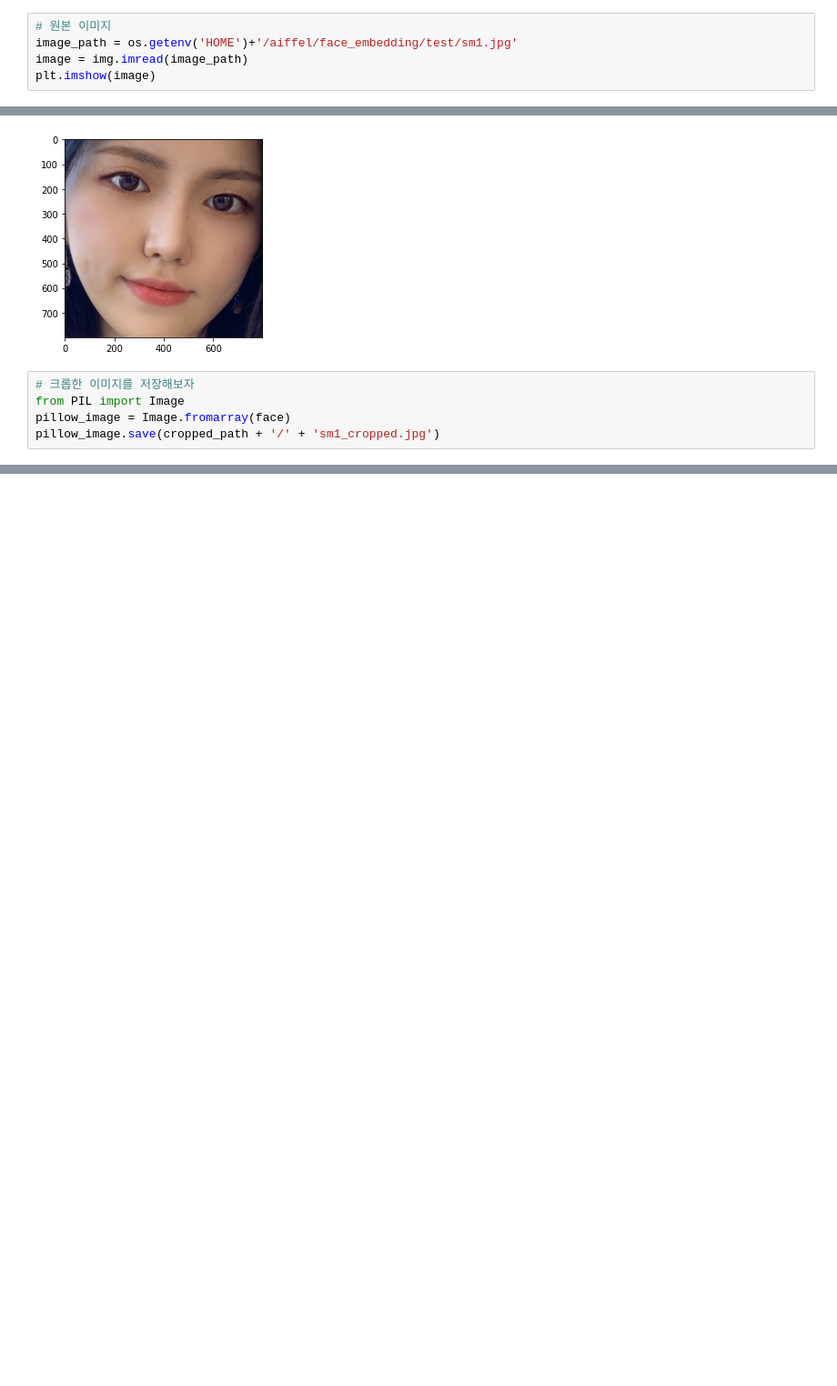
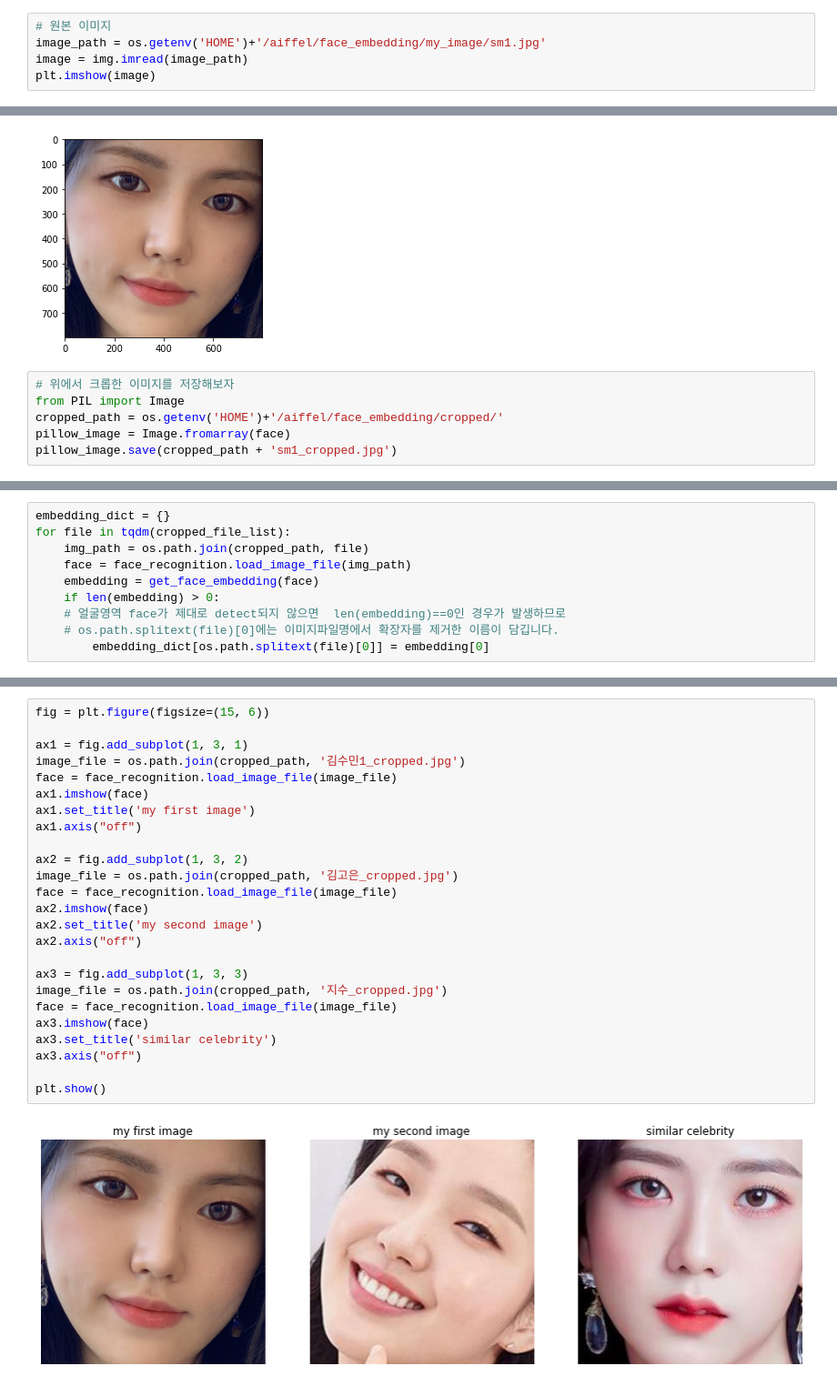
Before and after one commit to ksumini/ML-DL-Study, a Jupyter notebook: [E-05] Find_Celebrity.ipynb, the cells around one changed output, grey strips where cells are left out. Shown at 91% size. Saved outputs shown, nothing was run; the diff lists cells and outputs as text; blank space fills up the shorter version.

```diff
--- a/[E-05] Find_Celebrity.ipynb
+++ b/[E-05] Find_Celebrity.ipynb
@@ -308,7 +366,7 @@ def get_cropped_face(image_file):
     return cropped_face
 # %%
 # 원본 이미지
-image_path = os.getenv('HOME')+'/aiffel/face_embedding/test/sm1.jpg'
+image_path = os.getenv('HOME')+'/aiffel/face_embedding/my_image/sm1.jpg'
 image = img.imread(image_path)
 plt.imshow(image)
 # %% [output]
@@ -322,7 +380,8 @@ plt.imshow(face)
 <matplotlib.image.AxesImage at 0x...>
 [figure]
 # %%
-# 크롭한 이미지를 저장해보자
+# 위에서 크롭한 이미지를 저장해보자
 from PIL import Image
+cropped_path = os.getenv('HOME')+'/aiffel/face_embedding/cropped/'
 pillow_image = Image.fromarray(face)
-pillow_image.save(cropped_path + '/' + 'sm1_cropped.jpg')
+pillow_image.save(cropped_path + 'sm1_cropped.jpg')
@@ -358,0 +404,10 @@ embedding
+# %%
+embedding_dict = {}
+for file in tqdm(cropped_file_list):
+    img_path = os.path.join(cropped_path, file)
+    face = face_recognition.load_image_file(img_path)
+    embedding = get_face_embedding(face)
+    if len(embedding) > 0:
+    # 얼굴영역 face가 제대로 detect되지 않으면  len(embedding)==0인 경우가 발생하므로
+    # os.path.splitext(file)[0]에는 이미지파일명에서 확장자를 제거한 이름이 담깁니다.
+        embedding_dict[os.path.splitext(file)[0]] = embedding[0]
@@ -358,0 +436,27 @@ embedding
+# %%
+fig = plt.figure(figsize=(15, 6))
+
+ax1 = fig.add_subplot(1, 3, 1)
+image_file = os.path.join(cropped_path, '김수민1_cropped.jpg')
+face = face_recognition.load_image_file(image_file)
+ax1.imshow(face)
+ax1.set_title('my first image')
+ax1.axis("off")
+
+ax2 = fig.add_subplot(1, 3, 2)
+image_file = os.path.join(cropped_path, '김고은_cropped.jpg')
+face = face_recognition.load_image_file(image_file)
+ax2.imshow(face)
+ax2.set_title('my second image')
+ax2.axis("off")
+
+ax3 = fig.add_subplot(1, 3, 3)
+image_file = os.path.join(cropped_path, '지수_cropped.jpg')
+face = face_recognition.load_image_file(image_file)
+ax3.imshow(face)
+ax3.set_title('similar celebrity')
+ax3.axis("off")
+
+plt.show()
+# %% [output]
+[figure, added]
```
Also changed, not shown: parts of 21 cells of this notebook.
